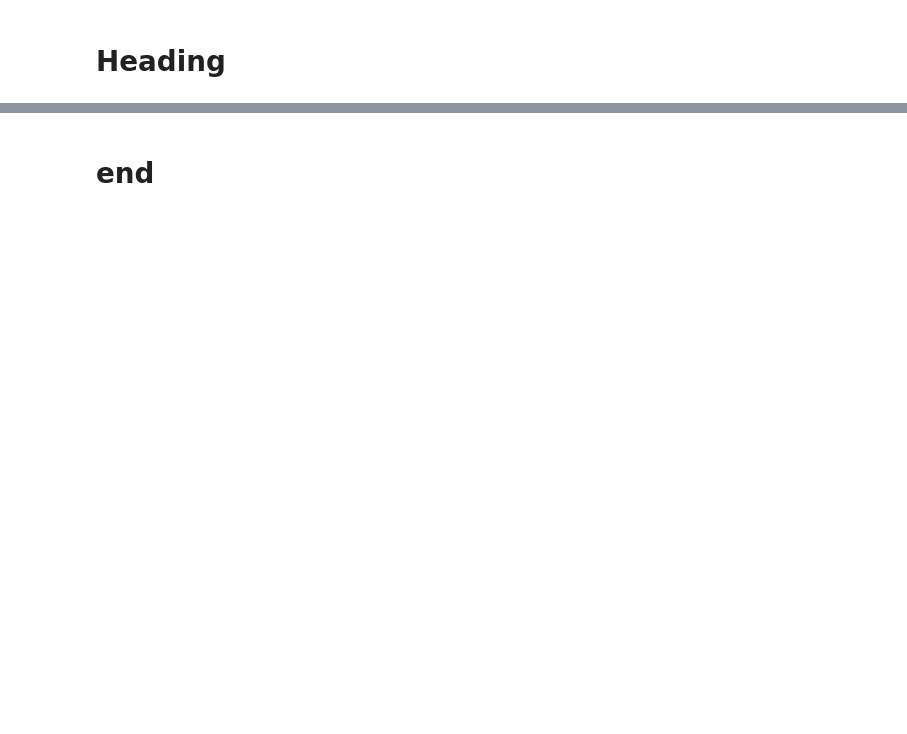
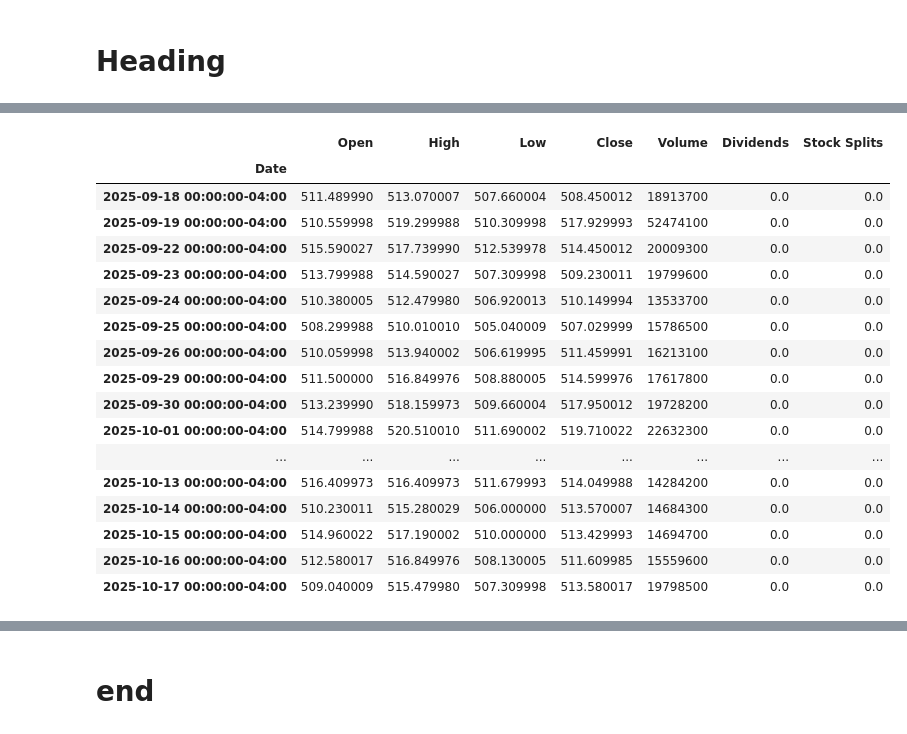
Before and after one commit to callagg2/computer_infrastructure, a Jupyter notebook: weekly-tasks/problems.ipynb, the cells around one changed output, grey strips where cells are left out. Saved outputs shown, nothing was run; the diff lists cells and outputs as text; code cells hidden in the pictures; blank space fills up the shorter version.

```diff
--- a/weekly-tasks/problems.ipynb
+++ b/weekly-tasks/problems.ipynb
@@ -3,3 +3,8 @@
 # %%
 # Yahoo Finance data.
 import yfinance as yf
+import curl_cffi.requests as requests
+# issues with yfinance and the default user-agent, so i need to spoof
+# https://www.reddit.com/r/learnpython/comments/1kc3miq/yfinance_error_yfratelimiterrortoo_many_requests/
+# details on curl_cffi here https://pypi.org/project/curl-cffi/
+session = requests.Session(impersonate="chrome")
@@ -6,8 +14,4 @@ import yfinance as yf
 # %%
-dat = yf.Ticker("MSFT")
-dat.info
-#dat.calendar
-#dat.analyst_price_targets
-#dat.quarterly_income_stmt
-#dat.history(period="1mo")
-#dat.option_chain(dat.options[0]).calls
+# Get the data for Microsoft
+dat = yf.Ticker('MSFT', session=session)
+# a lot of info here on how to start comes from https://ranaroussi.github.io/yfinance/
@@ -19,0 +83,21 @@ yfinance.Ticker object <MSFT>
+# %%
+dat.history(period="1mo")
+# %% [output]
+|  | Open | High | Low | Close | Volume | Dividends | Stock Splits |
+| Date |  |  |  |  |  |  |  |
+| 2025-09-18 00:00:00-04:00 | 511.489990 | 513.070007 | 507.660004 | 508.450012 | 18913700 | 0.0 | 0.0 |
+| 2025-09-19 00:00:00-04:00 | 510.559998 | 519.299988 | 510.309998 | 517.929993 | 52474100 | 0.0 | 0.0 |
+| 2025-09-22 00:00:00-04:00 | 515.590027 | 517.739990 | 512.539978 | 514.450012 | 20009300 | 0.0 | 0.0 |
+| 2025-09-23 00:00:00-04:00 | 513.799988 | 514.590027 | 507.309998 | 509.230011 | 19799600 | 0.0 | 0.0 |
+| 2025-09-24 00:00:00-04:00 | 510.380005 | 512.479980 | 506.920013 | 510.149994 | 13533700 | 0.0 | 0.0 |
+| 2025-09-25 00:00:00-04:00 | 508.299988 | 510.010010 | 505.040009 | 507.029999 | 15786500 | 0.0 | 0.0 |
+| 2025-09-26 00:00:00-04:00 | 510.059998 | 513.940002 | 506.619995 | 511.459991 | 16213100 | 0.0 | 0.0 |
+| 2025-09-29 00:00:00-04:00 | 511.500000 | 516.849976 | 508.880005 | 514.599976 | 17617800 | 0.0 | 0.0 |
+| 2025-09-30 00:00:00-04:00 | 513.239990 | 518.159973 | 509.660004 | 517.950012 | 19728200 | 0.0 | 0.0 |
+| 2025-10-01 00:00:00-04:00 | 514.799988 | 520.510010 | 511.690002 | 519.710022 | 22632300 | 0.0 | 0.0 |
+| ... | ... | ... | ... | ... | ... | ... | ... |
+| 2025-10-13 00:00:00-04:00 | 516.409973 | 516.409973 | 511.679993 | 514.049988 | 14284200 | 0.0 | 0.0 |
+| 2025-10-14 00:00:00-04:00 | 510.230011 | 515.280029 | 506.000000 | 513.570007 | 14684300 | 0.0 | 0.0 |
+| 2025-10-15 00:00:00-04:00 | 514.960022 | 517.190002 | 510.000000 | 513.429993 | 14694700 | 0.0 | 0.0 |
+| 2025-10-16 00:00:00-04:00 | 512.580017 | 516.849976 | 508.130005 | 511.609985 | 15559600 | 0.0 | 0.0 |
+| 2025-10-17 00:00:00-04:00 | 509.040009 | 515.479980 | 507.309998 | 513.580017 | 19798500 | 0.0 | 0.0 |
```
Also changed, not shown: parts of 18 cells of this notebook.
